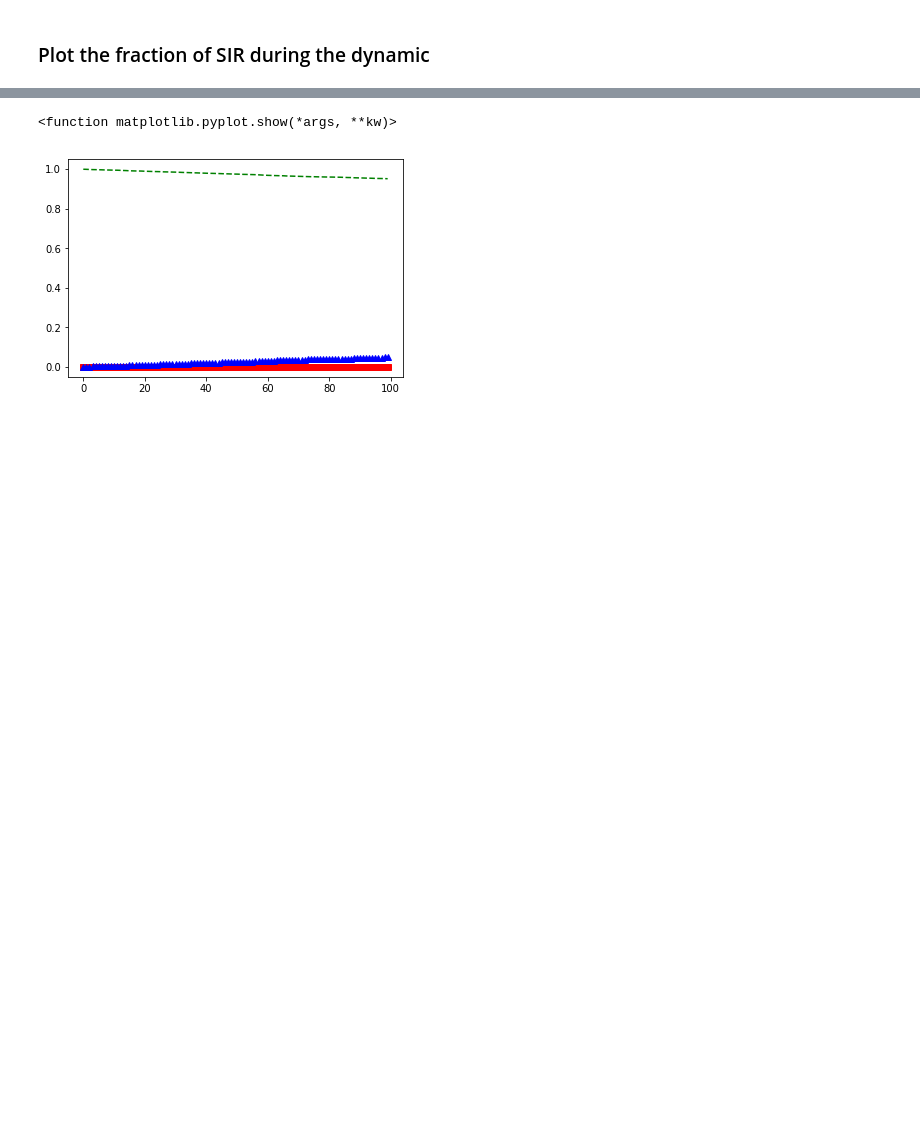
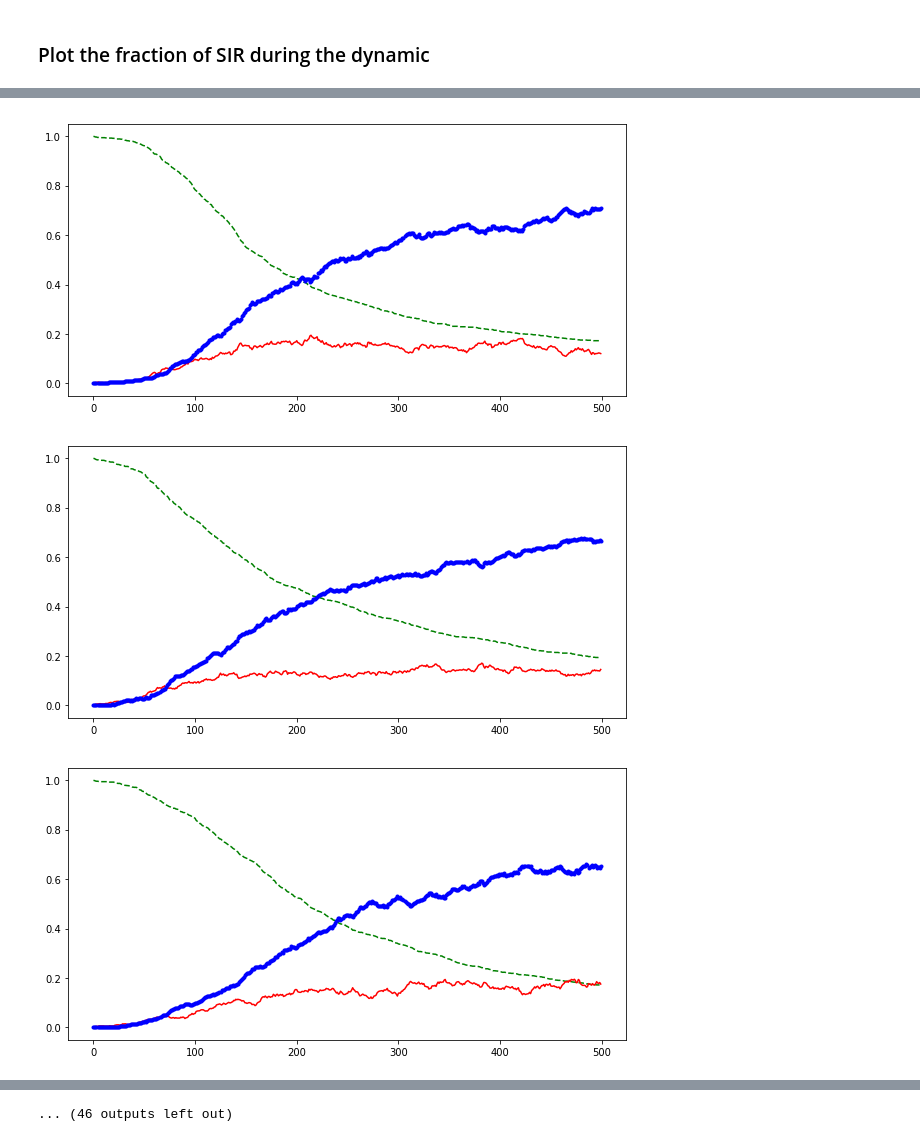
Before and after one commit to BFSteam/memory, a Jupyter notebook: jup/python/Fraction of SIR during Dynamic.ipynb, the cells around one changed output, grey strips where cells are left out. Saved outputs shown, nothing was run; the diff lists cells and outputs as text; code cells hidden in the pictures; blank space fills up the shorter version.

```diff
--- a/jup/python/Fraction of SIR during Dynamic.ipynb
+++ b/jup/python/Fraction of SIR during Dynamic.ipynb
@@ -10,0 +13,8 @@ dirpath = '/home/nik/Documents/test/memory/log/SIR/2019_03_01_21_37_44/'
+# %%
+plt.rcParams['figure.figsize'] = [10,5]
+# %%
+mypath = '../../log/EmailURV2/'
+dirs = [f for f in listdir(mypath) if isdir(join(mypath, f))]
+memlogs = [join(join(mypath, f), 'memoryLog.csv') for f in dirs]
+N_AGENTS = 1133
+memlogs
@@ -11,20 +39,37 @@ dirpath = '/home/nik/Documents/test/memory/log/SIR/2019_03_01_21_37_44/'
 # %%
-N_USERS = 12625
-time = 100
+N_USERS = 1133
+time = 500
 # %%
-time_SIR_frac = [[0,0,0]]*(100 + 1)
-time_SIR_frac = numpy.array(time_SIR_frac)
-SIR_dict = {'s' : 0, 'i':1, 'r': 2}
-with open(dirpath + 'memoryLog.csv', 'r') as csvfile:
-    spamreader = csv.reader(csvfile, delimiter=',')
-    for row in spamreader:
-        if '#' in row[0]: continue
-        if 'agent' in row: continue
-        try:
-            time_SIR_frac[int(float(row[1]))][SIR_dict[row[3]]] +=1
-        except IndexError:
-            print(row)
+for file in memlogs:
+    time_SIR_frac = [[0,0,0]]*(time + 1)
+    time_SIR_frac = numpy.array(time_SIR_frac)
+    SIR_dict = {'s' : 0, 'i':1, 'r': 2}
 
-#list_of_tup.append((int(row[0]), int(row[1]), row[2], int(row[3])))
-#listup = [e[3] for e in [element for element in list_of_tup if element[2] == 'u']]
-#listdown = [e[3] for e in [element for element in list_of_tup if element[2] == 'd']]
+    with open(file, 'r') as csvfile:
+        spamreader = csv.reader(csvfile, delimiter=',')
+        for row in spamreader:
+            if '#' in row[0]: continue
+            if 'agent' in row: continue
+            try:
+                time_SIR_frac[int(float(row[1]))][SIR_dict[row[3]]] +=1
+            except IndexError as e:
+                print(e)
+                print(row)
+                break
+
+        #list_of_tup.append((int(row[0]), int(row[1]), row[2], int(row[3])))
+        #listup = [e[3] for e in [element for element in list_of_tup if element[2] == 'u']]
+        #listdown = [e[3] for e in [element for element in list_of_tup if element[2] == 'd']]
+
+        x = time_SIR_frac[1:] / N_USERS
+        t = range(time)
+
+        plt.figure()
+        plt.plot(t, [e[0] for e in x], 'g--')
+        plt.plot(t, [e[1] for e in x], 'r-')
+        plt.plot(t, [e[2] for e in x], 'b.')
+        plt.show
+# %% [output]
+[figure, added]
+[figure, added]
+[figure, added]
@@ -30,0 +85 @@ with open(dirpath + 'memoryLog.csv', 'r') as csvfile:
+... (46 outputs left out)
@@ -34,8 +85,0 @@ t = range(time)
-# %%
-plt.plot(t, [e[0] for e in x], 'g--')
-plt.plot(t, [e[1] for e in x], 'rs')
-plt.plot(t, [e[2] for e in x], 'b^')
-plt.show
-# %% [output]
-<function matplotlib.pyplot.show(*args, **kw)>
-[figure, removed]
```
Also changed, not shown: parts of 5 cells of this notebook, 12 other files.
